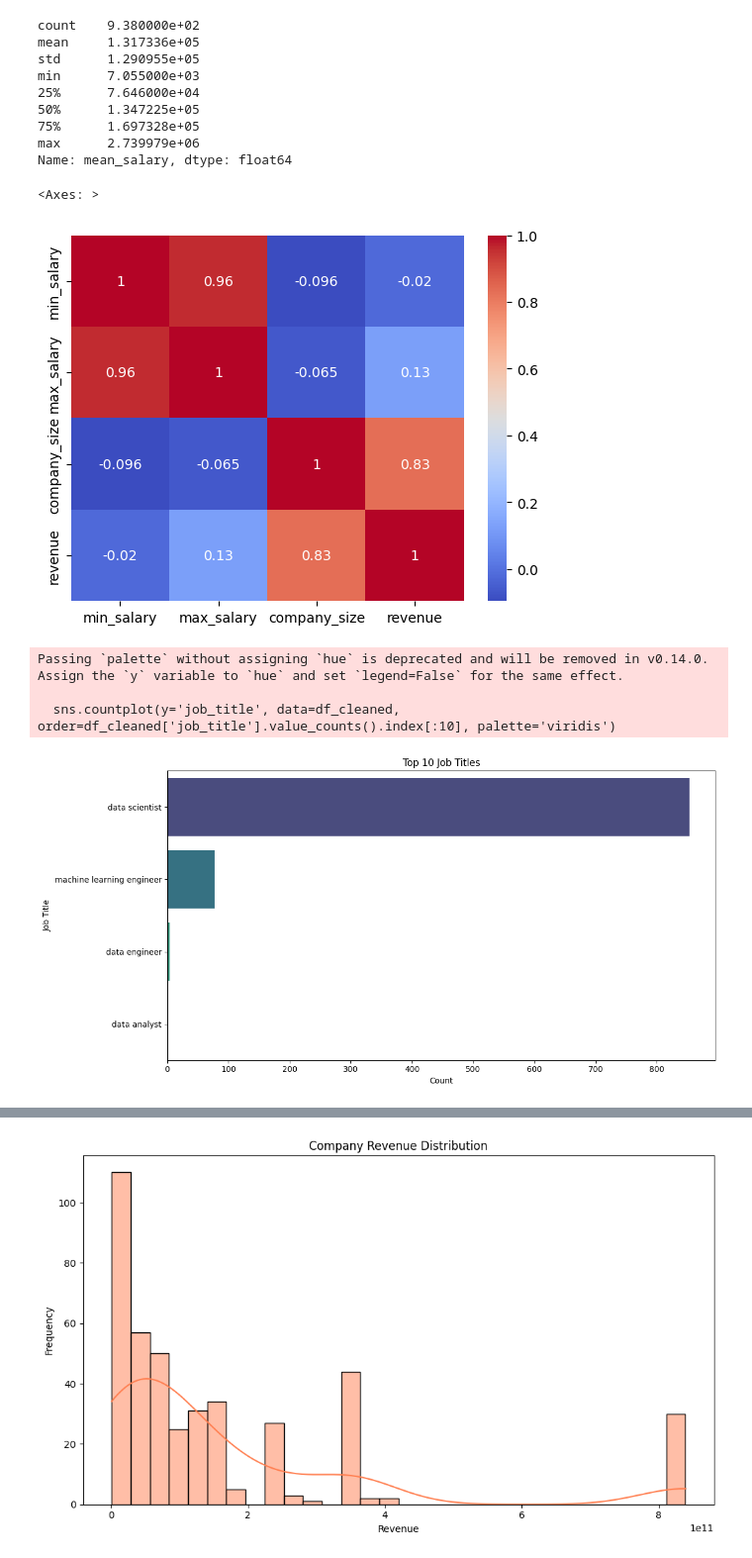
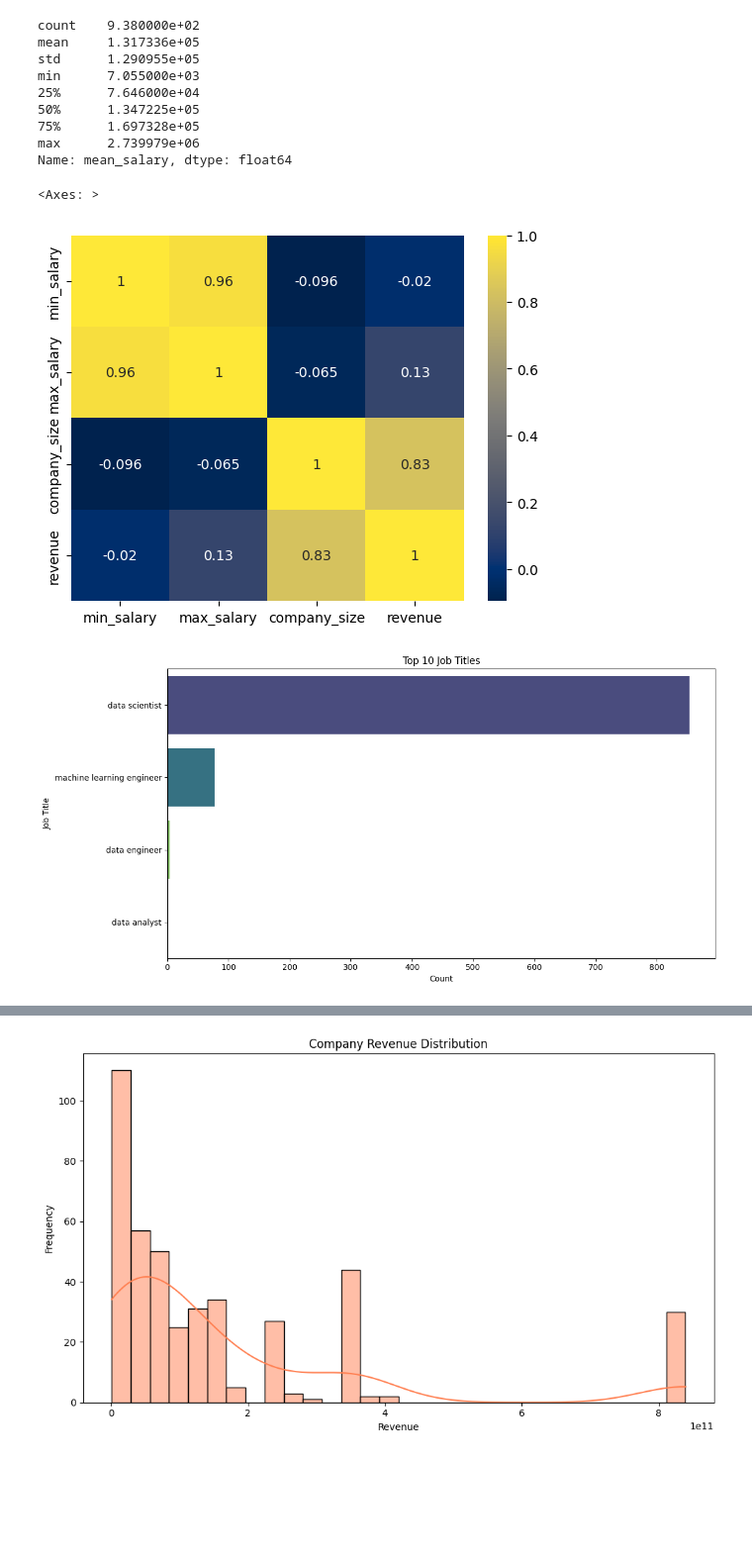
Before and after one commit to khughh/Data-Science-Projects, a Jupyter notebook: Job Postings in DS Analysis/Job Postings Data Set.ipynb, the cells around one changed output, grey strips where cells are left out. Shown at 99% size. Saved outputs shown, nothing was run; the diff lists cells and outputs as text; code cells hidden in the pictures; blank space fills up the shorter version.

```diff
--- a/Job Postings in DS Analysis/Job Postings Data Set.ipynb
+++ b/Job Postings in DS Analysis/Job Postings Data Set.ipynb
@@ -152,22 +163,19 @@ max      2.739979e+06
 Name: mean_salary, dtype: float64
 # %%
 # Heatmap to visulize min and max salary with seniority and industry
-sns.heatmap(df_cleaned[['min_salary', 'max_salary', 'company_size', 'revenue']].corr(), annot=True, cmap='coolwarm')
+sns.heatmap(df_cleaned[['min_salary', 'max_salary', 'company_size', 'revenue']].corr(), annot=True, cmap='cividis')
 # %% [output]
 <Axes: >
-[figure, old version]
+[figure, new version]
 # %%
 #Plot most common job titles
 plt.figure(figsize=(12, 6))
-sns.countplot(y='job_title', data=df_cleaned, order=df_cleaned['job_title'].value_counts().index[:10], palette='viridis')
+sns.countplot(y='job_title', data=df_cleaned, order=df_cleaned['job_title'].value_counts().index[:10], hue='job_title', palette='viridis', legend=False)
 plt.title('Top 10 Job Titles')
 plt.xlabel('Count')
 plt.ylabel('Job Title')
 plt.tight_layout()
 plt.show()
 # %% [output]
-Passing `palette` without assigning `hue` is deprecated and will be removed in v0.14.0. Assign the `y` variable to `hue` and set `legend=False` for the same effect.
-
-  sns.countplot(y='job_title', data=df_cleaned, order=df_cleaned['job_title'].value_counts().index[:10], palette='viridis')
 [figure]
 # %%
```
Also changed, not shown: parts of 20 cells of this notebook, 3 other files.
